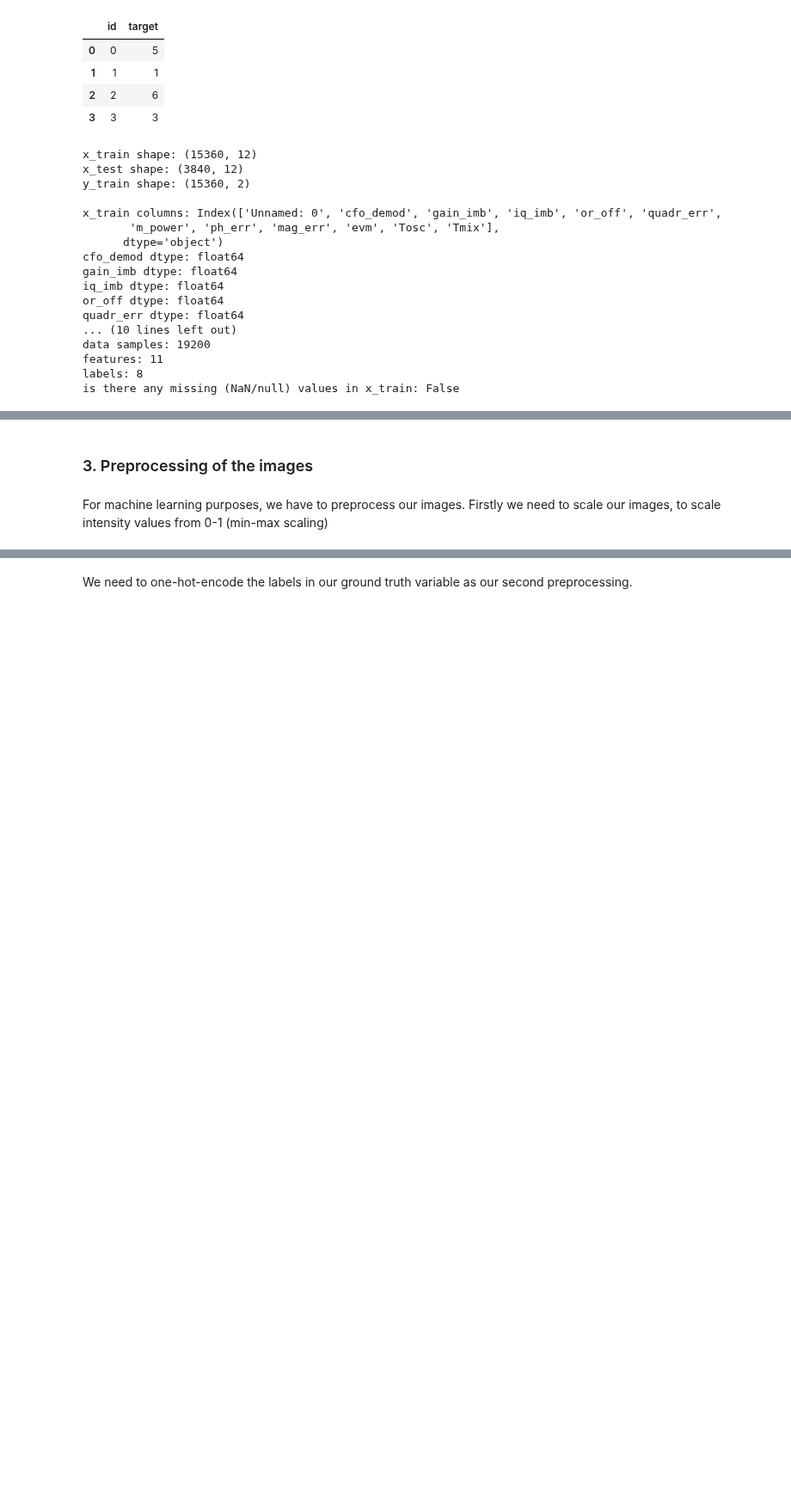
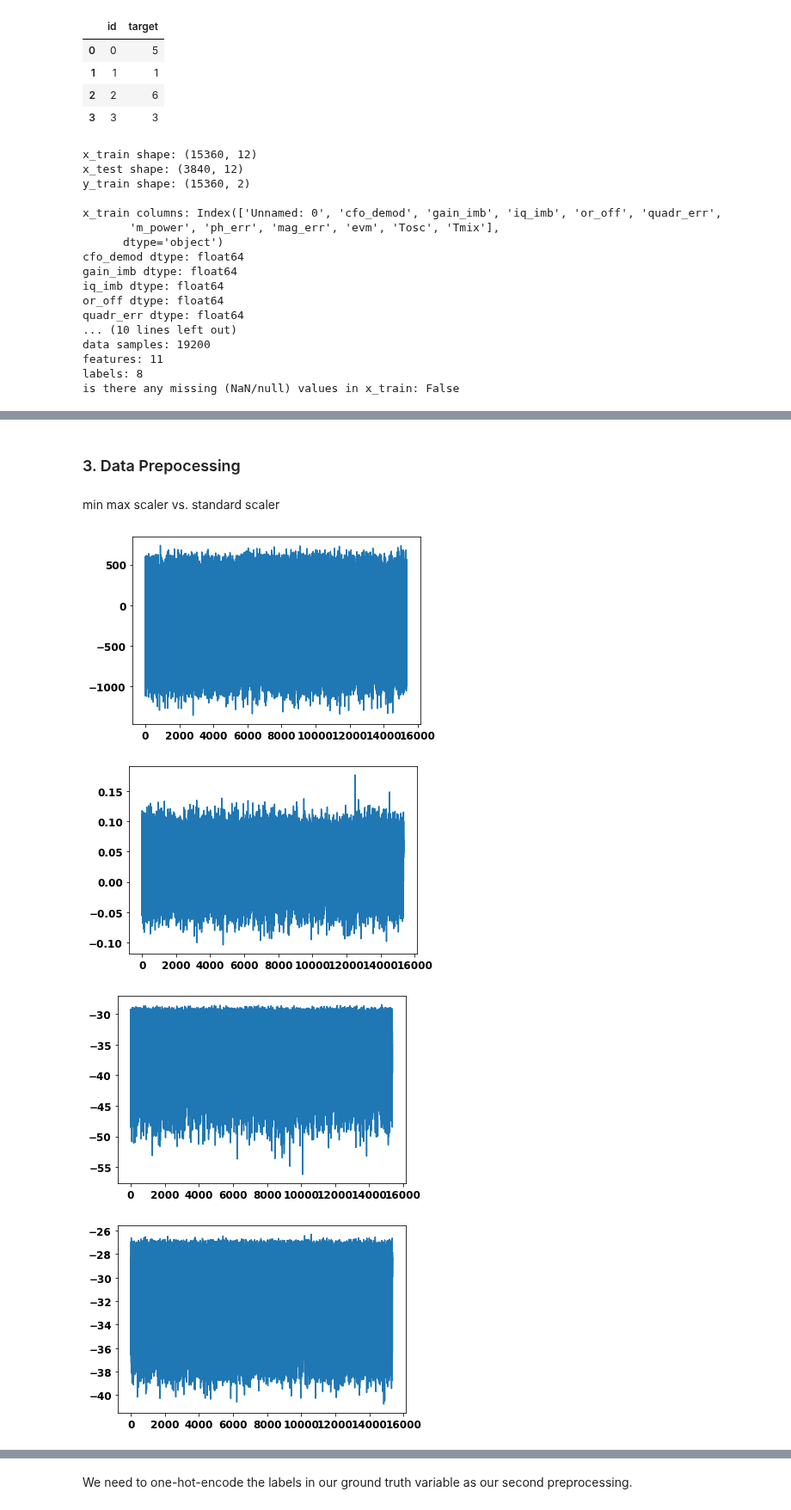
Before and after one commit to KassenBoyaubay/MPA-MLF-Exercises, a Jupyter notebook: Miniproject/Miniproject.ipynb, the cells around one changed output, grey strips where cells are left out. Shown at 86% size. Saved outputs shown, nothing was run; the diff lists cells and outputs as text; code cells hidden in the pictures; blank space fills up the shorter version.

```diff
--- a/Miniproject/Miniproject.ipynb
+++ b/Miniproject/Miniproject.ipynb
@@ -176,4 +119,0 @@ display_channels_separately(X_train[0])
-# %% [markdown]
-### 3. Preprocessing of the images
-# %% [markdown]
-For machine learning purposes, we have to preprocess our images. Firstly we need to scale our images, to scale intensity values from 0-1 (min-max scaling)
@@ -181,0 +120,13 @@ X_train_scaled = X_train.astype('float32') / 255.0
+# %% [markdown]
+### 3. Data Prepocessing
+# %% [markdown]
+min max scaler vs. standard scaler
+# %%
+for x__train_dtype in x_train.columns[1:]:
+  plt.figure()
+  plt.plot(x_train[x__train_dtype])
+# %% [output]
+[figure, added]
+[figure, added]
+[figure, added]
+[figure, added]
```
Also changed, not shown: parts of 12 cells of this notebook.
